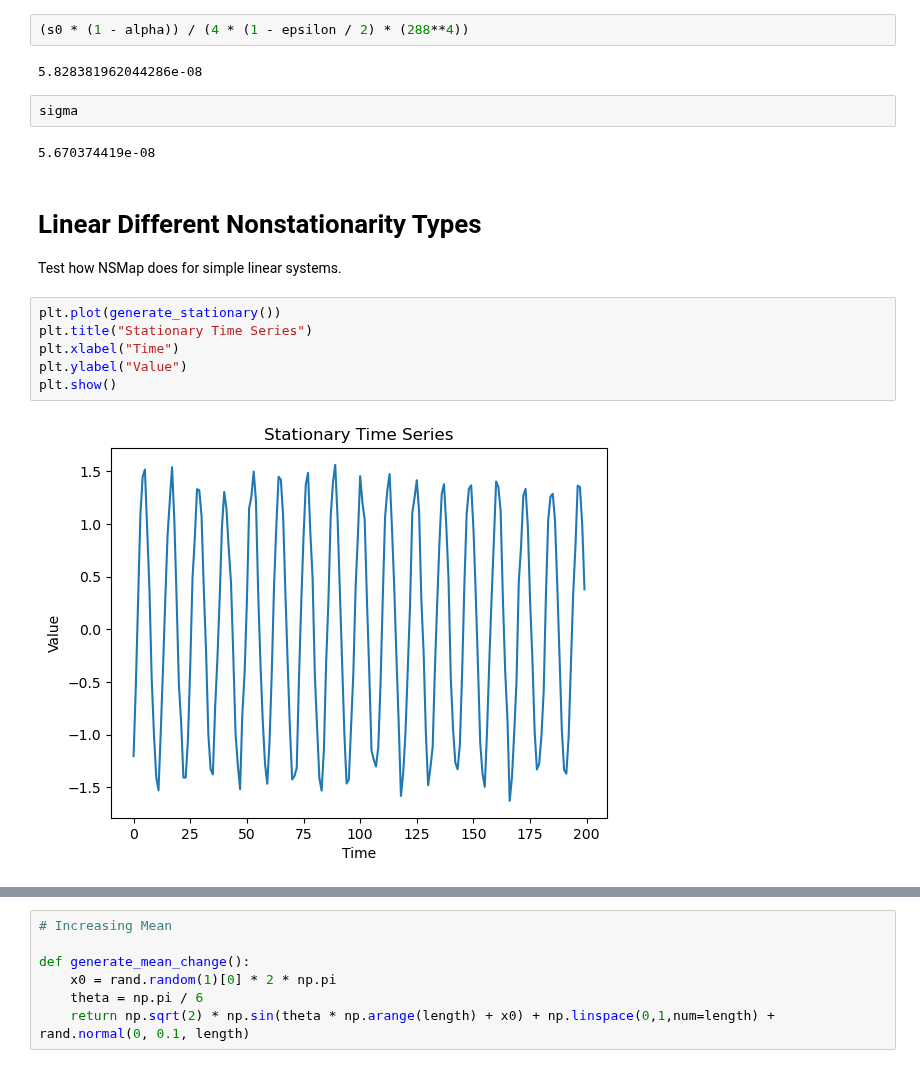
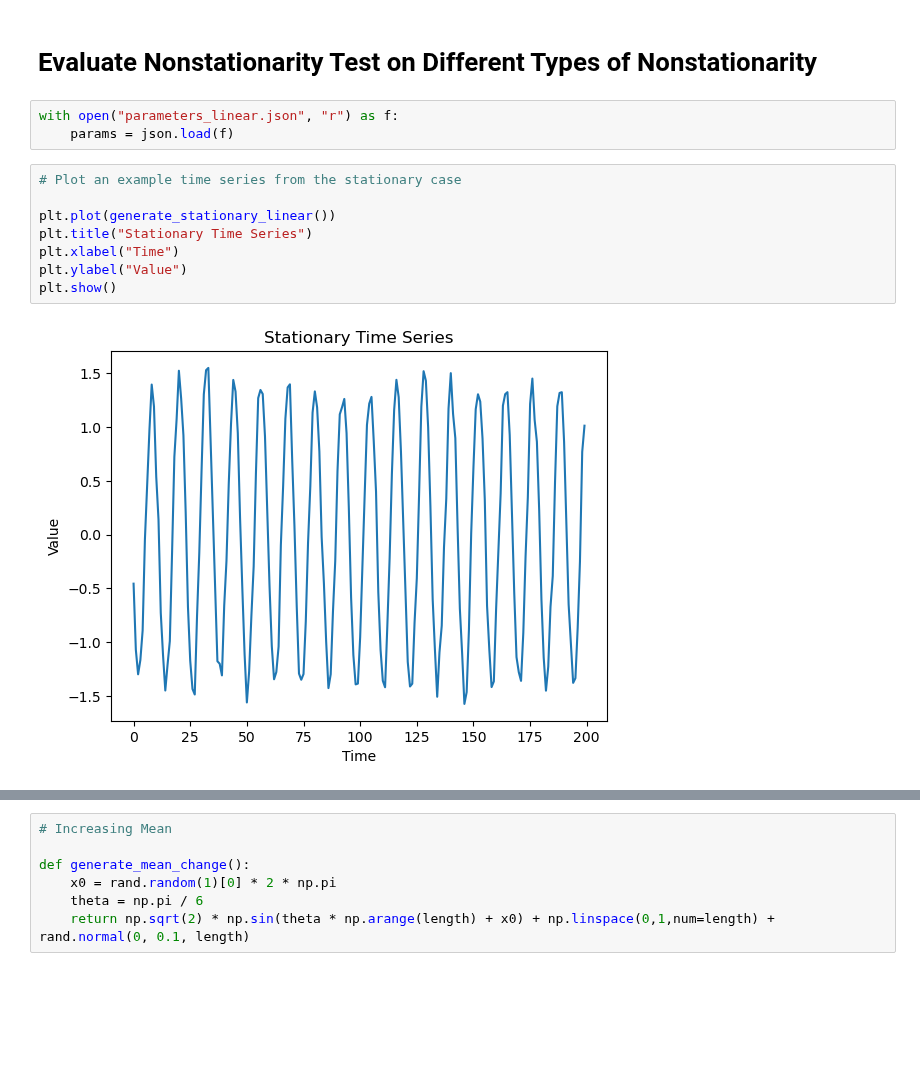
Before and after one commit to kenflat2/NS-Map, a Jupyter notebook: experiments/linear/plot_linear_results.ipynb, the cells around one changed output, grey strips where cells are left out. Drawn from its saved outputs; the diff is of its cells as text; blank space fills up the shorter version.

Commit message:
Migrated the linear model code to linear_models.py

```diff
--- a/experiments/linear/plot_linear_results.ipynb
+++ b/experiments/linear/plot_linear_results.ipynb
@@ -32,19 +16,15 @@ sigma = 5.670374419 * (10 ** (-8))
-# %%
-(s0 * (1 - alpha)) / (4 * (1 - epsilon / 2) * (288**4))
-# %% [output]
-5.828381962044286e-08
-# %%
-sigma
-# %% [output]
-5.670374419e-08
-# %% [markdown]
-# Linear Different Nonstationarity Types
-Test how NSMap does for simple linear systems.
+# %% [markdown]
+# Evaluate Nonstationarity Test on Different Types of Nonstationarity
+# %%
+with open("parameters_linear.json", "r") as f:
+    params = json.load(f)
 # %%
-plt.plot(generate_stationary())
+# Plot an example time series from the stationary case
+
+plt.plot(generate_stationary_linear())
 plt.title("Stationary Time Series")
 plt.xlabel("Time")
 plt.ylabel("Value")
 plt.show()
 # %% [output]
-[figure, old version]
+[figure, new version]
```
Also changed, not shown: parts of 13 cells of this notebook, 5 other files.
